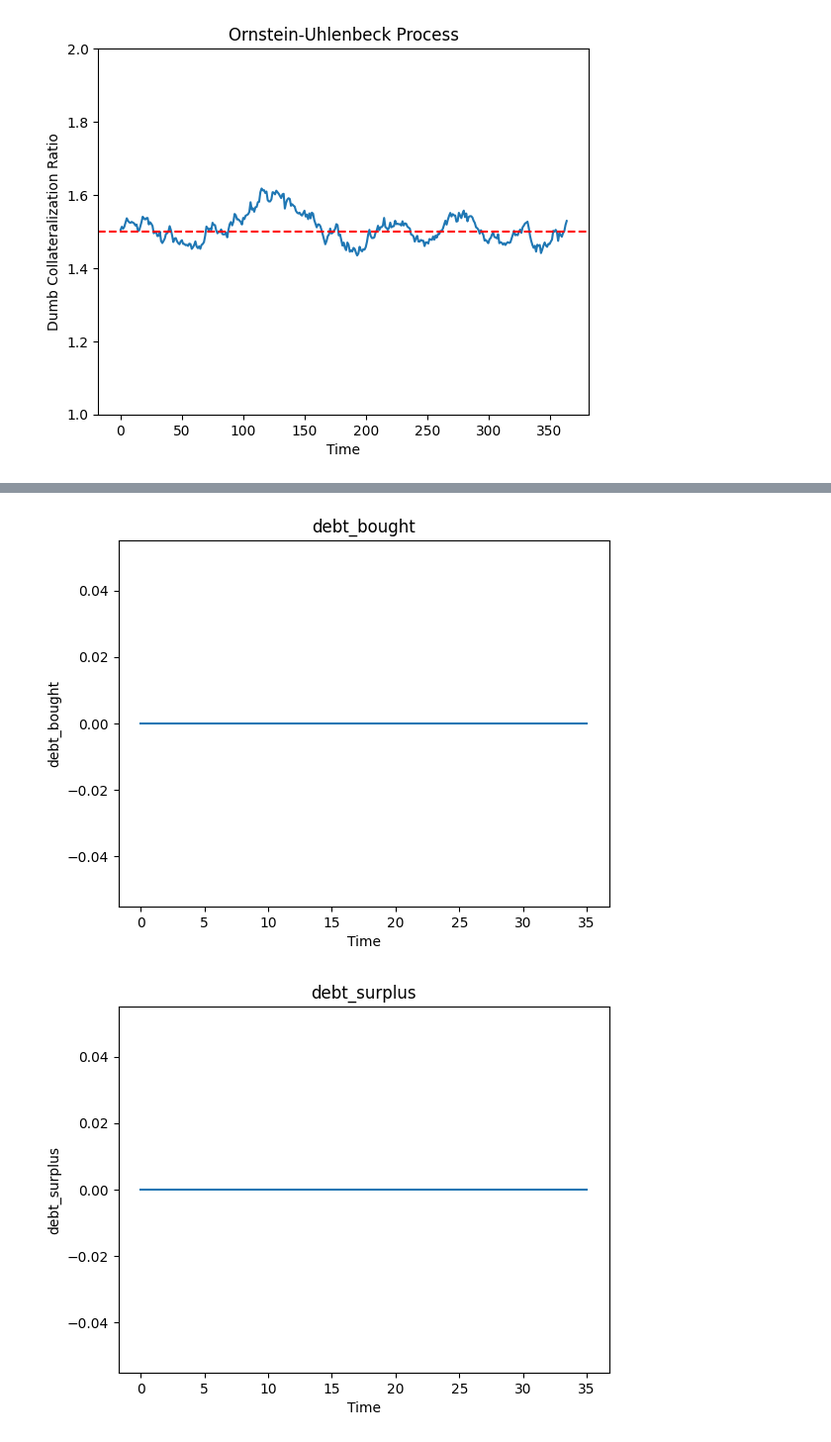
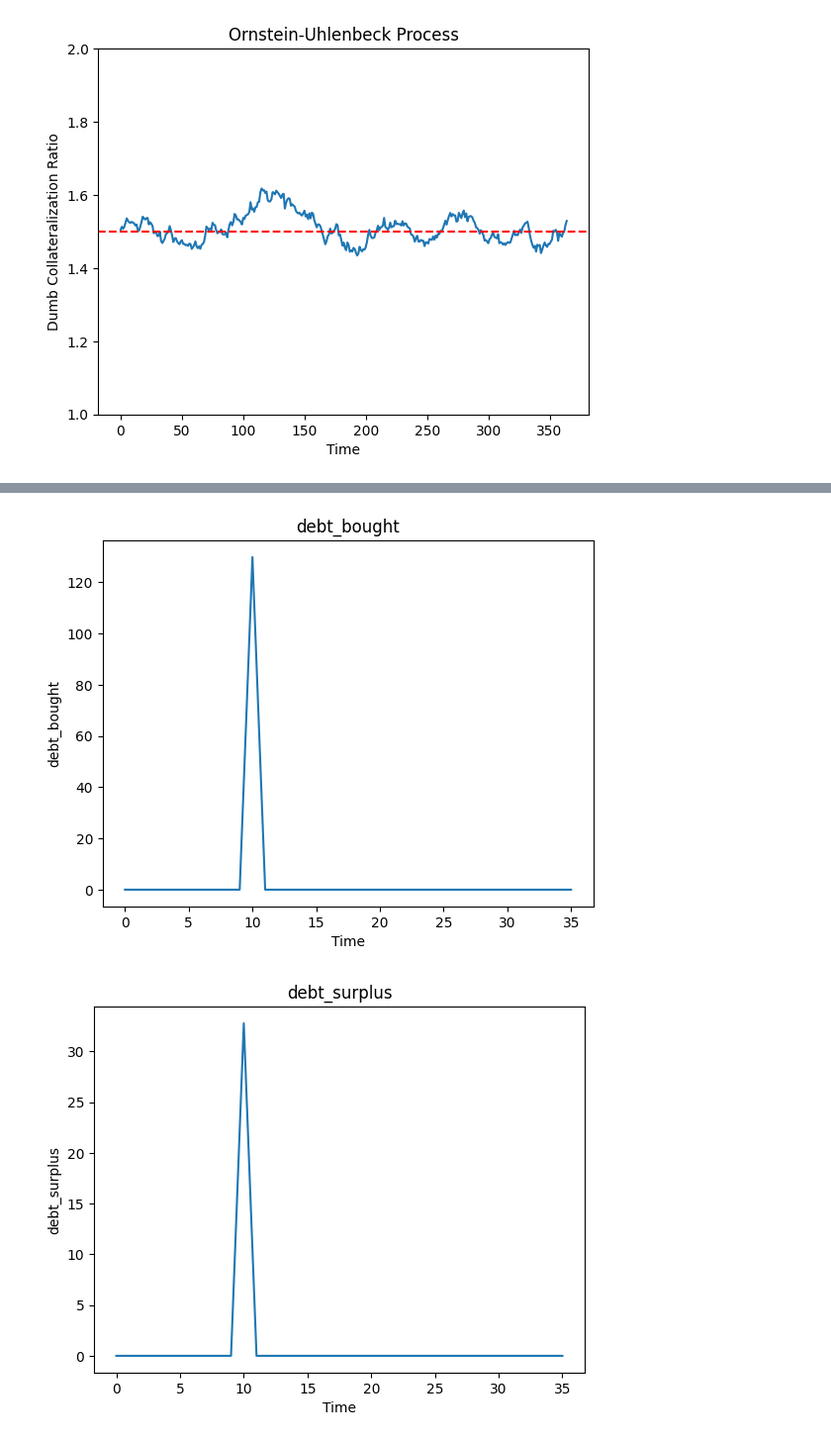
Before and after one commit to tarunsintern/touchstone, a Jupyter notebook: simulations/value_at_risk.ipynb, the cells around one changed output, grey strips where cells are left out. Shown at 99% size. Cells and saved outputs as stored; diff of their text form; code cells hidden in the pictures.

```diff
--- a/simulations/value_at_risk.ipynb
+++ b/simulations/value_at_risk.ipynb
@@ -232,7 +232,7 @@ liquidator_incentive_post = 0.60
 target_cr = 1.55
 liquidation_threshold = 1.5
 ratio_add_collat_v_debt = 0.5
-management_strength = .9
+management_strength = .25
 
 df = pd.DataFrame()
 df["dW"] = gen_wiener(T=T,dt=dt)
@@ -299,2 +299,2 @@ df.head(100)
-[figure, old version]
+[figure, new version]
-[figure, old version]
+[figure, new version]
```
Also changed, not shown: parts of 1 cell of this notebook, 1 other file.
